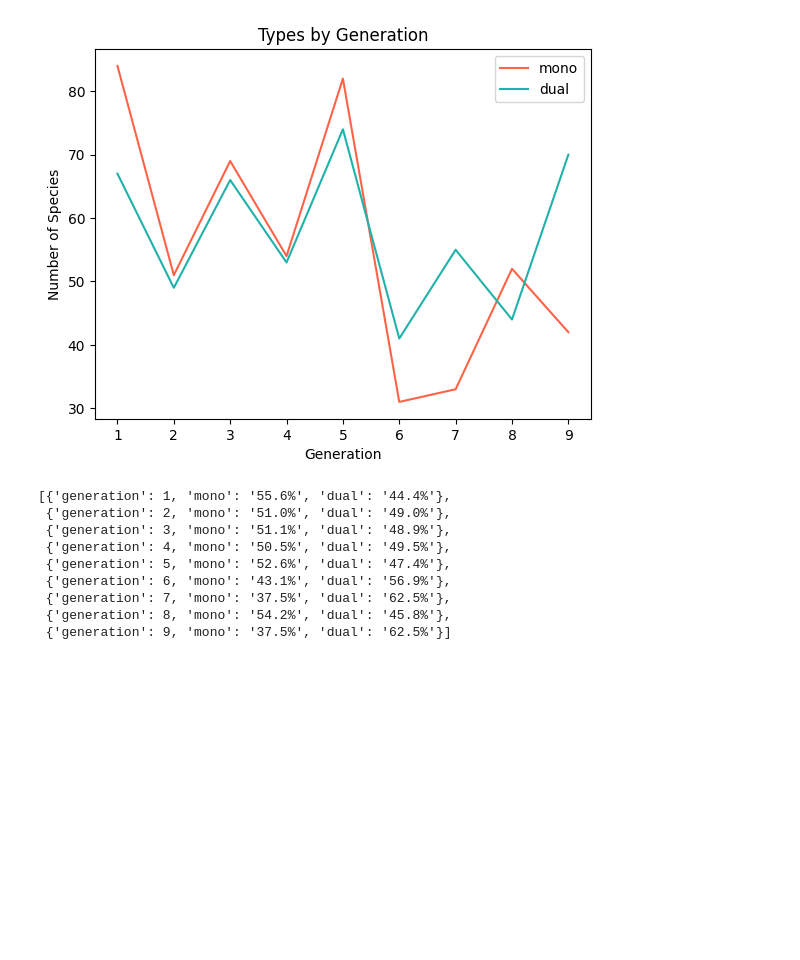
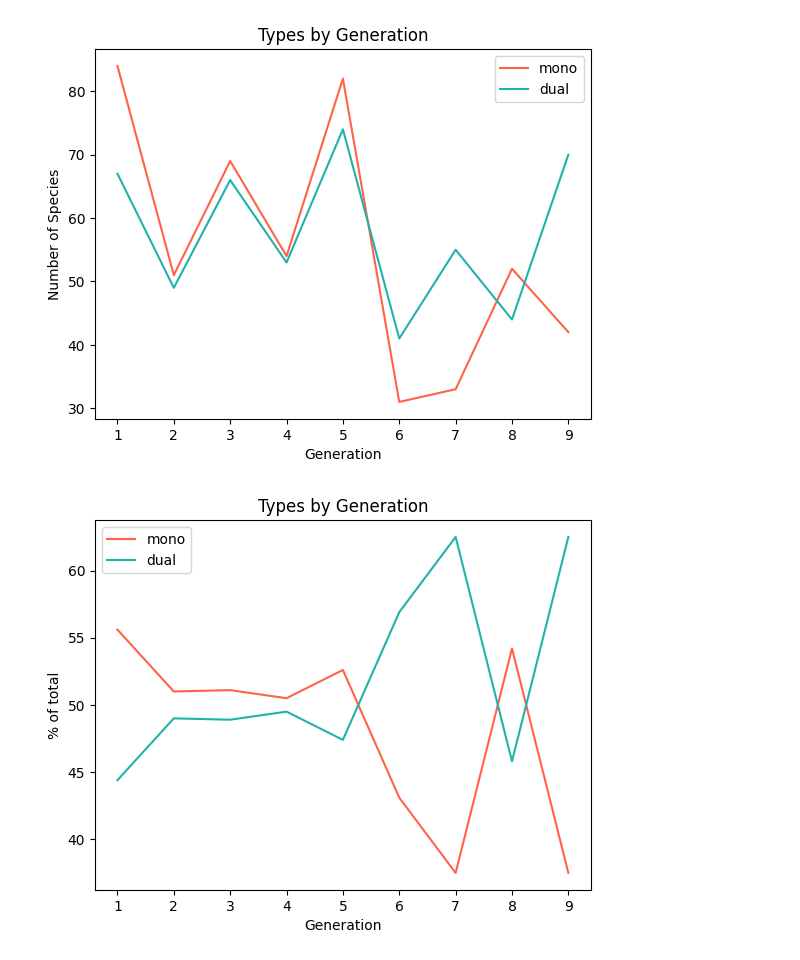
Before and after one commit to kevinle108/data-analysis-2023, a Jupyter notebook: pokemon_analysis.ipynb, the cells around one changed output. Drawn from its saved outputs; the diff is of its cells as text; code cells hidden in the pictures; blank space fills up the shorter version.

```diff
--- a/pokemon_analysis.ipynb
+++ b/pokemon_analysis.ipynb
@@ -366,24 +366,31 @@ plt.show()
 # %%
 gen_percentages = []
 for gen in gen_types:
     mono = gen['monotypes']
     dual = gen['dualtypes']
     total = mono + dual
-    mono_percent = "{:.1%}".format(mono / total)
-    dual_percent = "{:.1%}".format(dual / total)
+    mono_percent = round(mono / total * 100, 1)
+    dual_percent = round(dual / total * 100, 1)
     gen_percentages.append({
         'generation': gen['generation'],
         'mono': mono_percent,
         'dual': dual_percent
     })
-gen_percentages
+percentages_df = pd.DataFrame.from_dict(gen_percentages)
+percentages_df
+gen_vals = percentages_df['generation'].to_list()
+mono_vals = percentages_df['mono'].to_list()
+dual_vals = percentages_df['dual'].to_list()
+
+x = np.array(gen_vals)
+plt.plot(x, mono_vals, 'tomato', label='mono')
+plt.plot(x, dual_vals, 'lightseagreen', label='dual')
+
+plt.xlabel('Generation')
+plt.ylabel("% of total")
+plt.legend()
+plt.title('Types by Generation')
+
+plt.show()
 # %% [output]
-[{'generation': 1, 'mono': '55.6%', 'dual': '44.4%'},
- {'generation': 2, 'mono': '51.0%', 'dual': '49.0%'},
- {'generation': 3, 'mono': '51.1%', 'dual': '48.9%'},
- {'generation': 4, 'mono': '50.5%', 'dual': '49.5%'},
- {'generation': 5, 'mono': '52.6%', 'dual': '47.4%'},
- {'generation': 6, 'mono': '43.1%', 'dual': '56.9%'},
- {'generation': 7, 'mono': '37.5%', 'dual': '62.5%'},
- {'generation': 8, 'mono': '54.2%', 'dual': '45.8%'},
- {'generation': 9, 'mono': '37.5%', 'dual': '62.5%'}]
+[figure, added]
```
Also changed, not shown: parts of 1 cell of this notebook.
